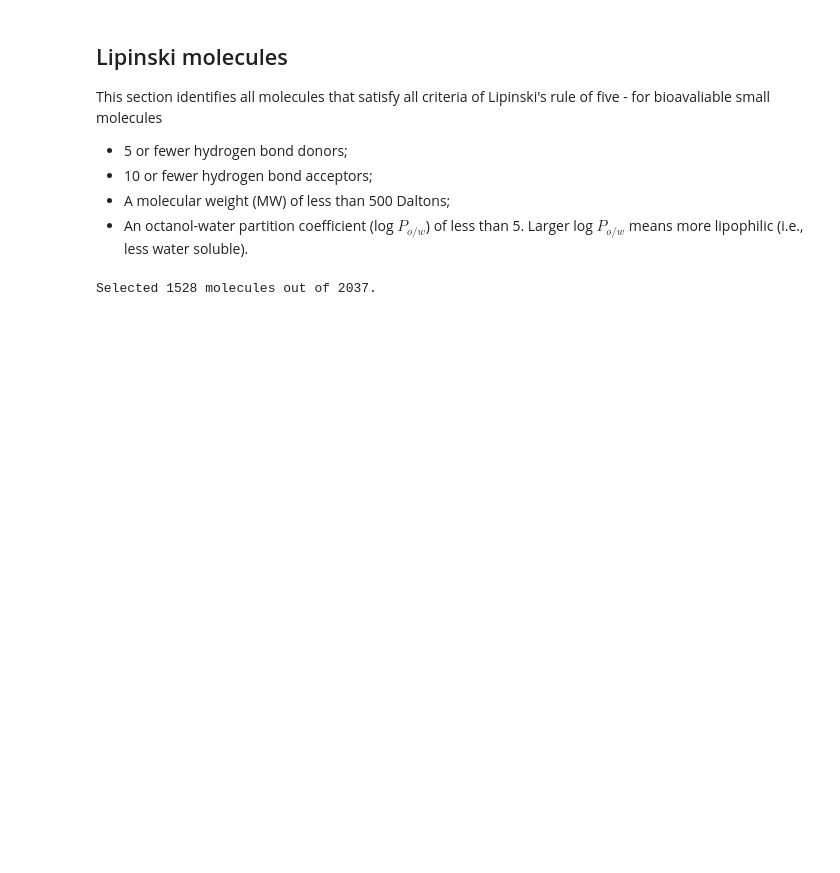
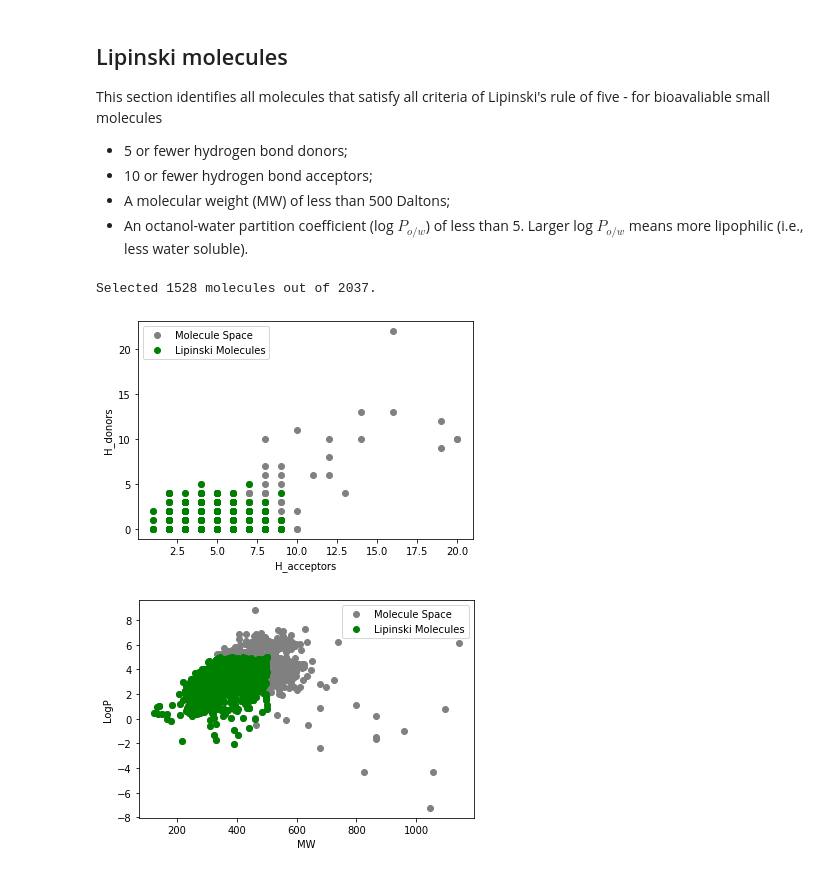
Before and after one commit to KCGallagher/moonshot-predictor, a Jupyter notebook: populate_df.ipynb, the cells around one changed output. Saved outputs shown, nothing was run; the diff lists cells and outputs as text; code cells hidden in the pictures; blank space fills up the shorter version.

```diff
--- a/populate_df.ipynb
+++ b/populate_df.ipynb
@@ -169,9 +169,9 @@ def lipinski_mol(df):
     low_pc = (df["LogP"] < 5)
     return (few_hb_acceptor & few_hb_donor & low_MW & low_pc)
 
-def select_lipinski(df):
+def select_lipinski(df, rule = lipinski_mol):
     """Removes compounds from database which don't follow Lipinski rules"""
-    df_lip = analyser.analyse_compounds(df, df, 'lipinski_mol', lipinski_mol)
+    df_lip = analyser.analyse_compounds(df, df, 'lipinski_mol', rule)
     # df is passed twice, as it contains the data to operate on, and also is the dataframe to add output to
     df_lip.drop(df_lip[df_lip.lipinski_mol == False].index, inplace=True)
     df_lip.drop(columns = ['lipinski_mol'], inplace=True)  # As all values are now true so column is defunct
@@ -182,3 +182,21 @@ df_lip_compounds = select_lipinski(df_compounds.copy())
 print(f"Selected {df_lip_compounds.shape[0]} molecules out of {df_compounds.shape[0]}.")
 # %% [output]
 Selected 1528 molecules out of 2037.
+# %%
+# Representation of Lipinski molecules in sample space
+
+def compare_dataframe(df_1, df_2, x_var, y_var):
+    try:
+        fig, ax = plt.subplots()
+        df_1.plot(x=x_var, y=y_var, ax=ax, style='o', color = 'grey', label = 'Molecule Space')
+        df_2.plot(x=x_var, y=y_var, ax=ax, style='o', color = 'g', label = 'Lipinski Molecules')
+        ax.set_ylabel(y_var); ax.legend()
+    except KeyError as k:
+        print(f"Column name {k} does not exist in dataframe")
+
+
+compare_dataframe(df_compounds, df_lip_compounds, 'H_acceptors', 'H_donors')
+compare_dataframe(df_compounds, df_lip_compounds, 'MW', 'LogP')
+# %% [output]
+[figure, added]
+[figure, added]
```
Also changed, not shown: parts of 7 cells of this notebook.
